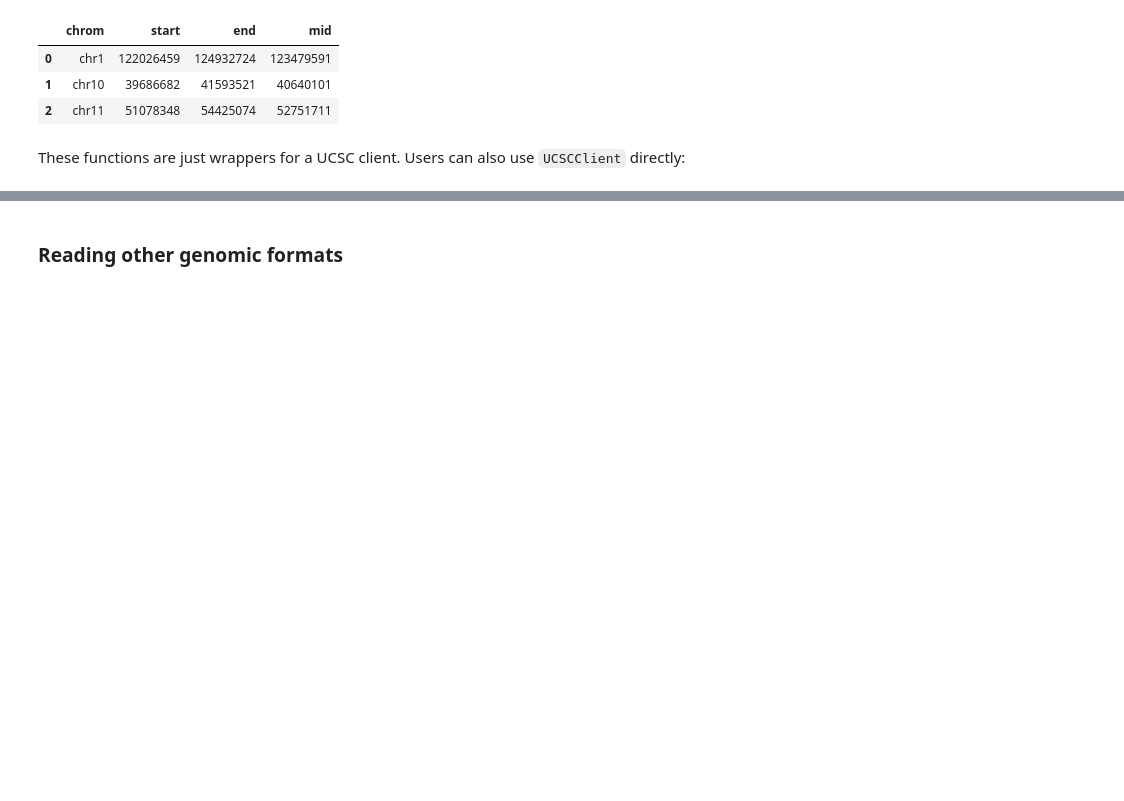
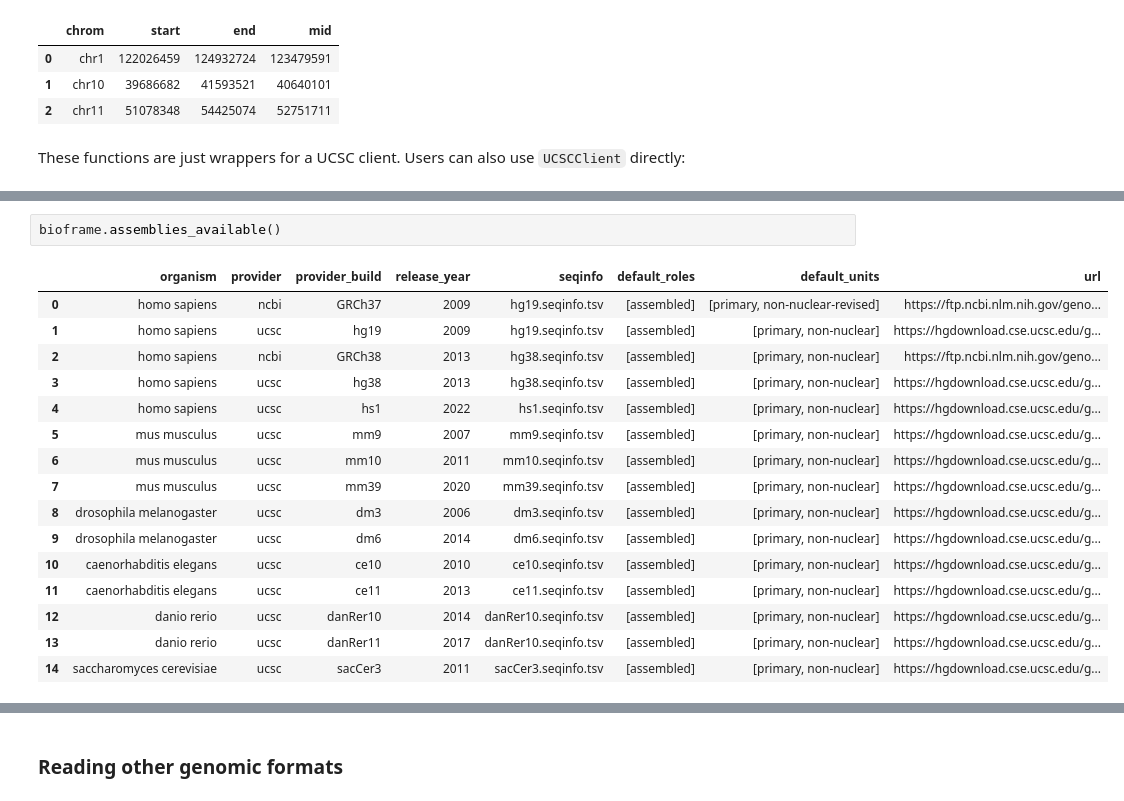
Before and after one commit to open2c/bioframe, a Jupyter notebook: docs/guide-io.ipynb, the cells around one changed output, grey strips where cells are left out. Saved outputs shown, nothing was run; the diff lists cells and outputs as text; blank space fills up the shorter version.

```diff
--- a/docs/guide-io.ipynb
+++ b/docs/guide-io.ipynb
@@ -211,0 +220,19 @@ client.fetch_cytoband()
+# %%
+bioframe.assemblies_available()
+# %% [output]
+|  | organism | provider | provider_build | release_year | seqinfo | default_roles | default_units | url |
+| 0 | homo sapiens | ncbi | GRCh37 | 2009 | hg19.seqinfo.tsv | [assembled] | [primary, non-nuclear-revised] | https://ftp.ncbi.nlm.nih.gov/geno... |
+| 1 | homo sapiens | ucsc | hg19 | 2009 | hg19.seqinfo.tsv | [assembled] | [primary, non-nuclear] | https://hgdownload.cse.ucsc.edu/g... |
+| 2 | homo sapiens | ncbi | GRCh38 | 2013 | hg38.seqinfo.tsv | [assembled] | [primary, non-nuclear] | https://ftp.ncbi.nlm.nih.gov/geno... |
+| 3 | homo sapiens | ucsc | hg38 | 2013 | hg38.seqinfo.tsv | [assembled] | [primary, non-nuclear] | https://hgdownload.cse.ucsc.edu/g... |
+| 4 | homo sapiens | ucsc | hs1 | 2022 | hs1.seqinfo.tsv | [assembled] | [primary, non-nuclear] | https://hgdownload.cse.ucsc.edu/g... |
+| 5 | mus musculus | ucsc | mm9 | 2007 | mm9.seqinfo.tsv | [assembled] | [primary, non-nuclear] | https://hgdownload.cse.ucsc.edu/g... |
+| 6 | mus musculus | ucsc | mm10 | 2011 | mm10.seqinfo.tsv | [assembled] | [primary, non-nuclear] | https://hgdownload.cse.ucsc.edu/g... |
+| 7 | mus musculus | ucsc | mm39 | 2020 | mm39.seqinfo.tsv | [assembled] | [primary, non-nuclear] | https://hgdownload.cse.ucsc.edu/g... |
+| 8 | drosophila melanogaster | ucsc | dm3 | 2006 | dm3.seqinfo.tsv | [assembled] | [primary, non-nuclear] | https://hgdownload.cse.ucsc.edu/g... |
+| 9 | drosophila melanogaster | ucsc | dm6 | 2014 | dm6.seqinfo.tsv | [assembled] | [primary, non-nuclear] | https://hgdownload.cse.ucsc.edu/g... |
+| 10 | caenorhabditis elegans | ucsc | ce10 | 2010 | ce10.seqinfo.tsv | [assembled] | [primary, non-nuclear] | https://hgdownload.cse.ucsc.edu/g... |
+| 11 | caenorhabditis elegans | ucsc | ce11 | 2013 | ce11.seqinfo.tsv | [assembled] | [primary, non-nuclear] | https://hgdownload.cse.ucsc.edu/g... |
+| 12 | danio rerio | ucsc | danRer10 | 2014 | danRer10.seqinfo.tsv | [assembled] | [primary, non-nuclear] | https://hgdownload.cse.ucsc.edu/g... |
+| 13 | danio rerio | ucsc | danRer11 | 2017 | danRer10.seqinfo.tsv | [assembled] | [primary, non-nuclear] | https://hgdownload.cse.ucsc.edu/g... |
+| 14 | saccharomyces cerevisiae | ucsc | sacCer3 | 2011 | sacCer3.seqinfo.tsv | [assembled] | [primary, non-nuclear] | https://hgdownload.cse.ucsc.edu/g... |
```
Also changed, not shown: parts of 12 cells of this notebook.
